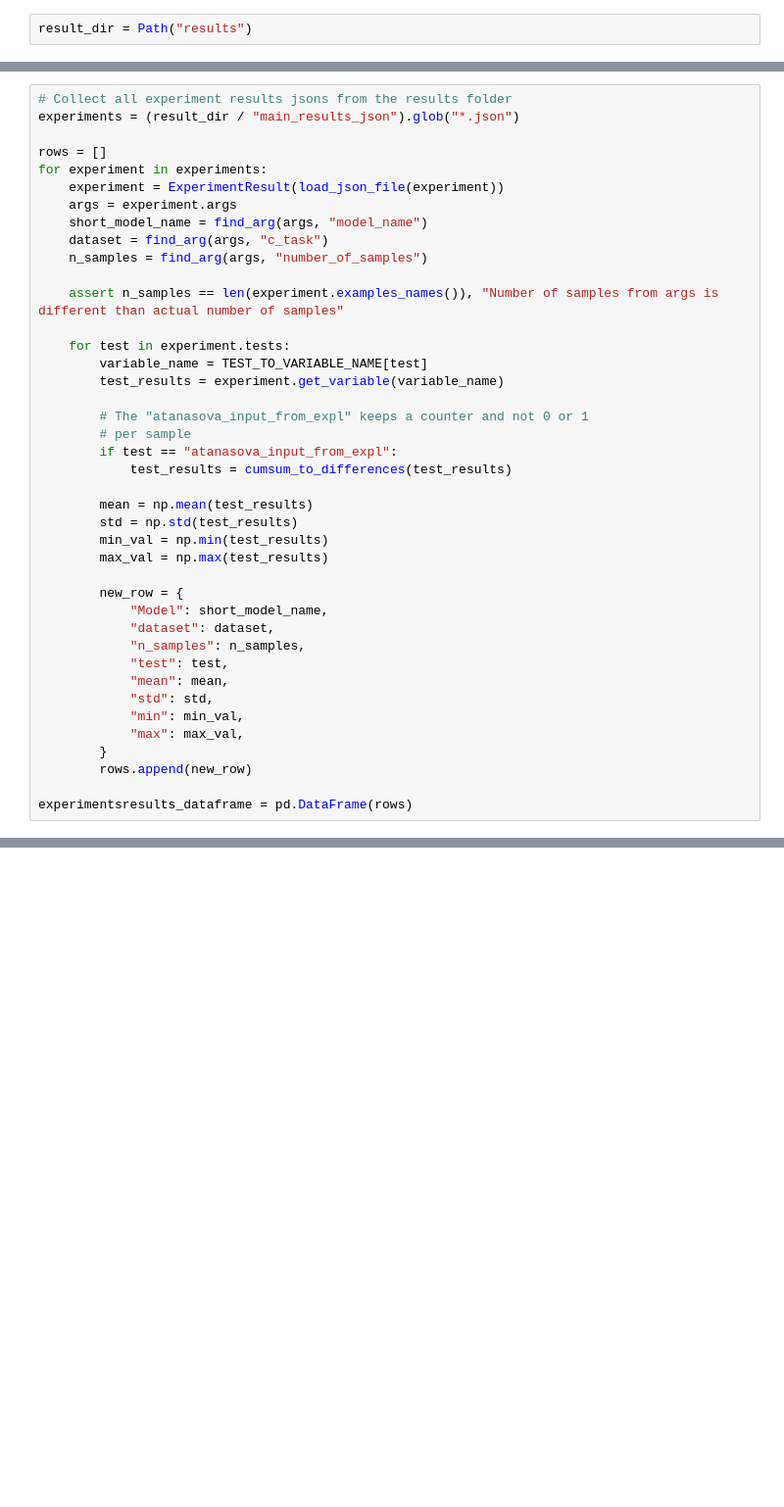
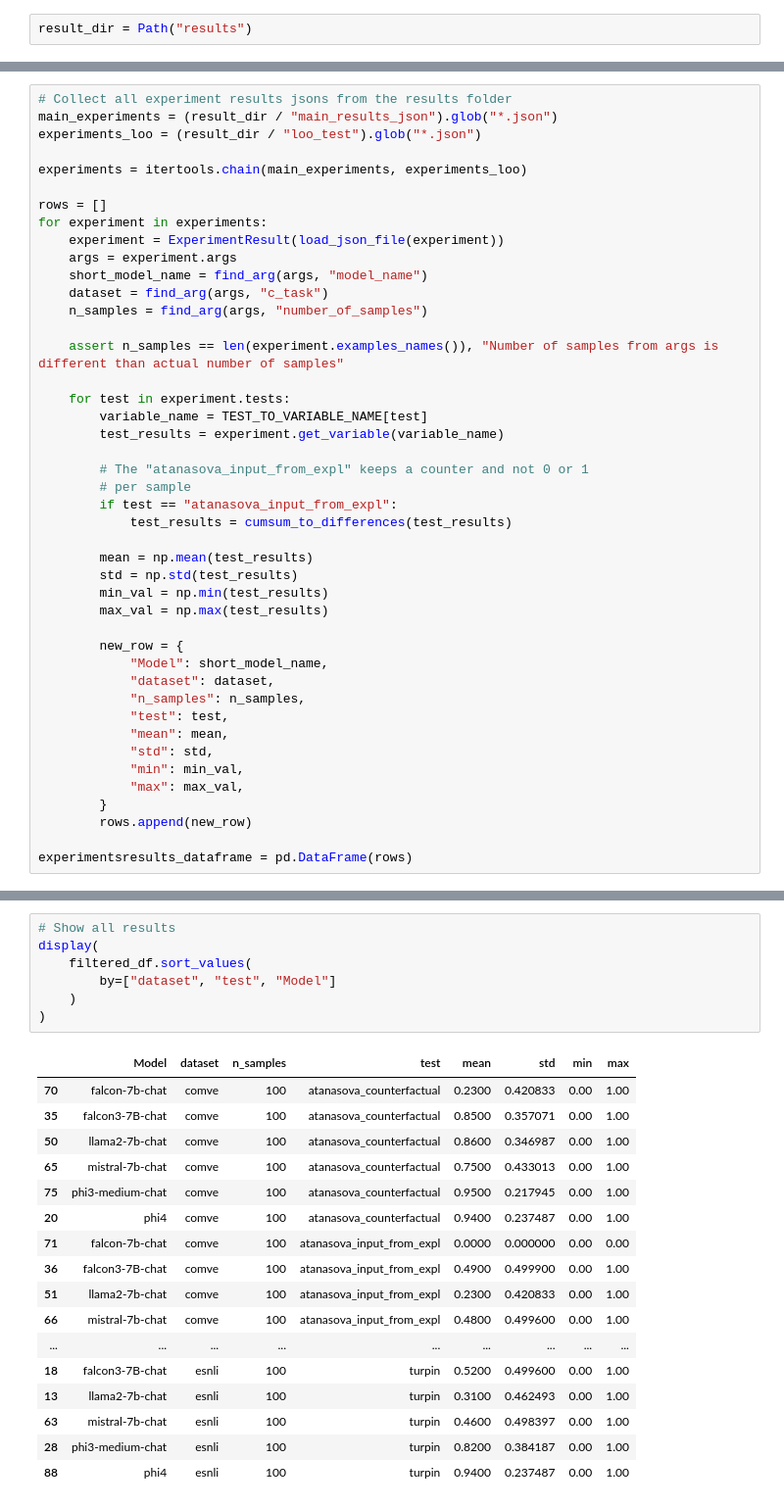
Before and after one commit to Rickvanderveen/FACT-AI, a Jupyter notebook: CC-SHAP/result_analysis.ipynb, the cells around one changed output, grey strips where cells are left out. Shown: that part at 98% size. Drawn from its saved outputs; the diff is of its cells as text; blank space fills up the shorter version.

```diff
--- a/CC-SHAP/result_analysis.ipynb
+++ b/CC-SHAP/result_analysis.ipynb
@@ -32,6 +34,9 @@ LLO sim threshold: None
 # %%
 # Collect all experiment results jsons from the results folder
-experiments = (result_dir / "main_results_json").glob("*.json")
+main_experiments = (result_dir / "main_results_json").glob("*.json")
+experiments_loo = (result_dir / "loo_test").glob("*.json")
+
+experiments = itertools.chain(main_experiments, experiments_loo)
 
 rows = []
 for experiment in experiments:
@@ -111,0 +135,25 @@ display(
+# %%
+# Show all results
+display(
+    filtered_df.sort_values(
+        by=["dataset", "test", "Model"]
+    )
+)
+# %% [output]
+|  | Model | dataset | n_samples | test | mean | std | min | max |
+| 70 | falcon-7b-chat | comve | 100 | atanasova_counterfactual | 0.2300 | 0.420833 | 0.00 | 1.00 |
+| 35 | falcon3-7B-chat | comve | 100 | atanasova_counterfactual | 0.8500 | 0.357071 | 0.00 | 1.00 |
+| 50 | llama2-7b-chat | comve | 100 | atanasova_counterfactual | 0.8600 | 0.346987 | 0.00 | 1.00 |
+| 65 | mistral-7b-chat | comve | 100 | atanasova_counterfactual | 0.7500 | 0.433013 | 0.00 | 1.00 |
+| 75 | phi3-medium-chat | comve | 100 | atanasova_counterfactual | 0.9500 | 0.217945 | 0.00 | 1.00 |
+| 20 | phi4 | comve | 100 | atanasova_counterfactual | 0.9400 | 0.237487 | 0.00 | 1.00 |
+| 71 | falcon-7b-chat | comve | 100 | atanasova_input_from_expl | 0.0000 | 0.000000 | 0.00 | 0.00 |
+| 36 | falcon3-7B-chat | comve | 100 | atanasova_input_from_expl | 0.4900 | 0.499900 | 0.00 | 1.00 |
+| 51 | llama2-7b-chat | comve | 100 | atanasova_input_from_expl | 0.2300 | 0.420833 | 0.00 | 1.00 |
+| 66 | mistral-7b-chat | comve | 100 | atanasova_input_from_expl | 0.4800 | 0.499600 | 0.00 | 1.00 |
+| ... | ... | ... | ... | ... | ... | ... | ... | ... |
+| 18 | falcon3-7B-chat | esnli | 100 | turpin | 0.5200 | 0.499600 | 0.00 | 1.00 |
+| 13 | llama2-7b-chat | esnli | 100 | turpin | 0.3100 | 0.462493 | 0.00 | 1.00 |
+| 63 | mistral-7b-chat | esnli | 100 | turpin | 0.4600 | 0.498397 | 0.00 | 1.00 |
+| 28 | phi3-medium-chat | esnli | 100 | turpin | 0.8200 | 0.384187 | 0.00 | 1.00 |
+| 88 | phi4 | esnli | 100 | turpin | 0.9400 | 0.237487 | 0.00 | 1.00 |
```
Also changed, not shown: parts of 9 cells of this notebook, 2 other files.
